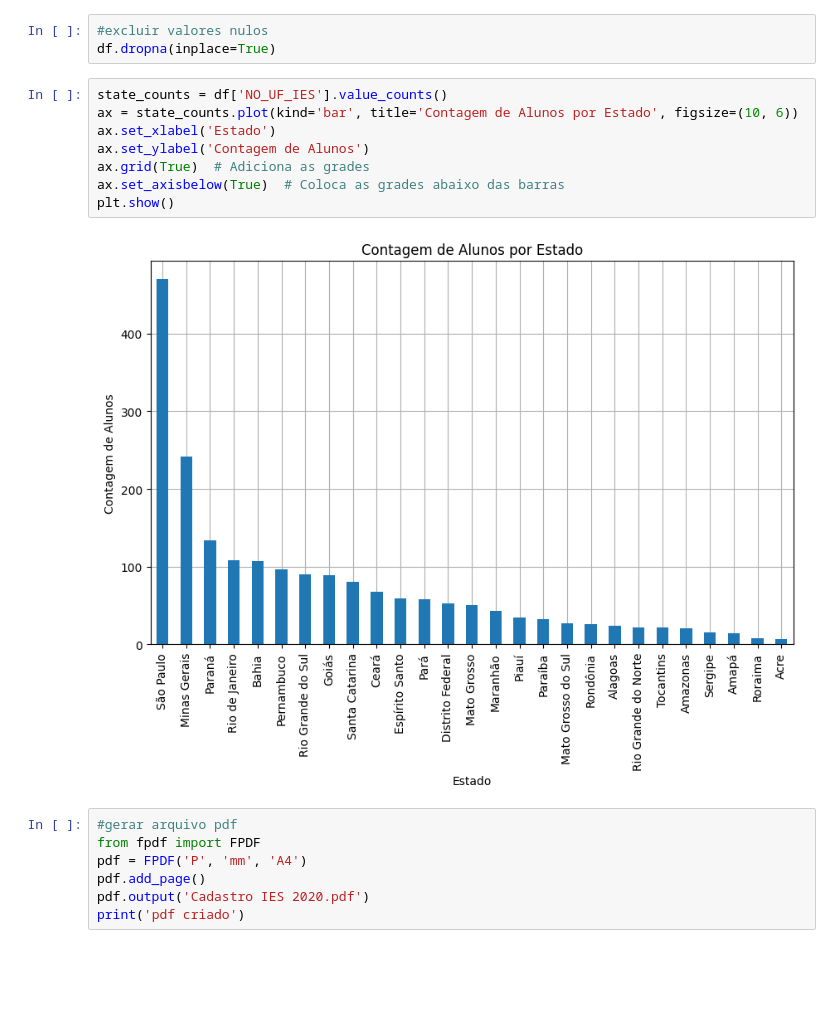
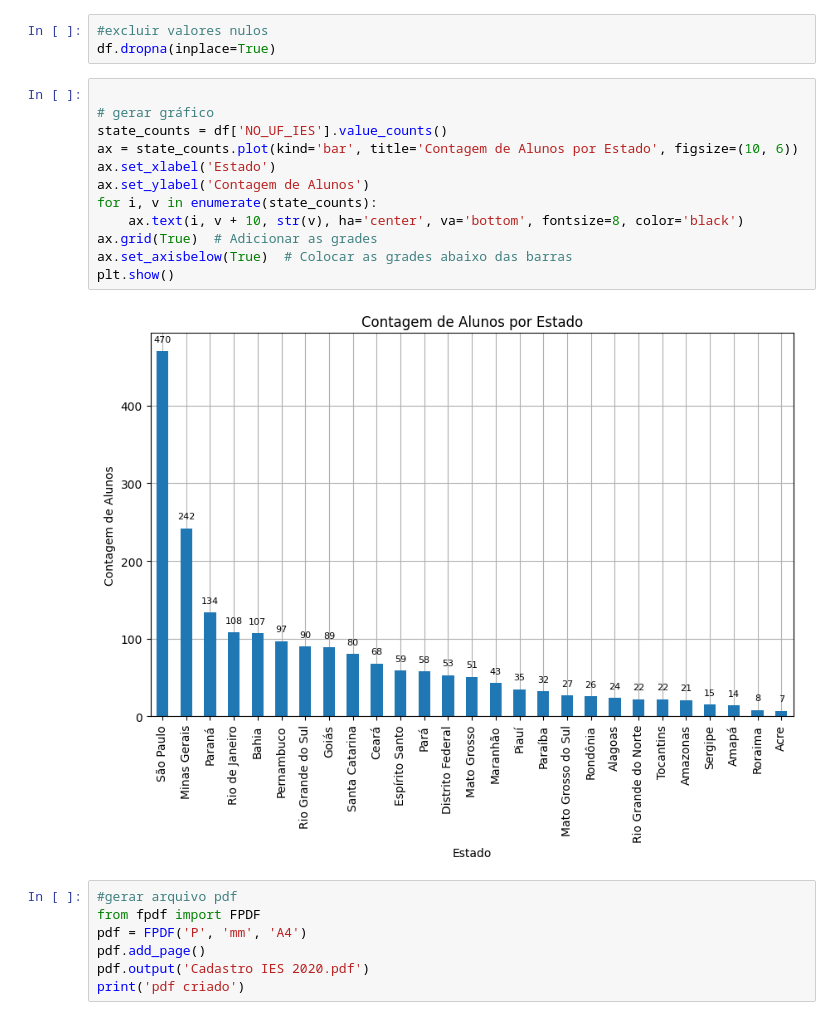
Before and after one commit to GrazyGoncalves/2, a Jupyter notebook: Dataframe/exercício.ipynb, the cells around one changed output. Cells and saved outputs as stored; diff of their text form; blank space fills up the shorter version.

```diff
--- a/Dataframe/exercício.ipynb
+++ b/Dataframe/exercício.ipynb
@@ -33,15 +33,19 @@ Length: 81, dtype: int64
 #excluir valores nulos
 df.dropna(inplace=True)
 # %%
+
+# gerar gráfico
 state_counts = df['NO_UF_IES'].value_counts()
 ax = state_counts.plot(kind='bar', title='Contagem de Alunos por Estado', figsize=(10, 6))
 ax.set_xlabel('Estado')
 ax.set_ylabel('Contagem de Alunos')
-ax.grid(True)  # Adiciona as grades
-ax.set_axisbelow(True)  # Coloca as grades abaixo das barras
+for i, v in enumerate(state_counts):
+    ax.text(i, v + 10, str(v), ha='center', va='bottom', fontsize=8, color='black')
+ax.grid(True)  # Adicionar as grades
+ax.set_axisbelow(True)  # Colocar as grades abaixo das barras
 plt.show()
 # %% [output]
-[figure, old version]
+[figure, new version]
 # %%
 #gerar arquivo pdf
 from fpdf import FPDF
```
Also changed, not shown: parts of 1 cell of this notebook, 1 other file.
